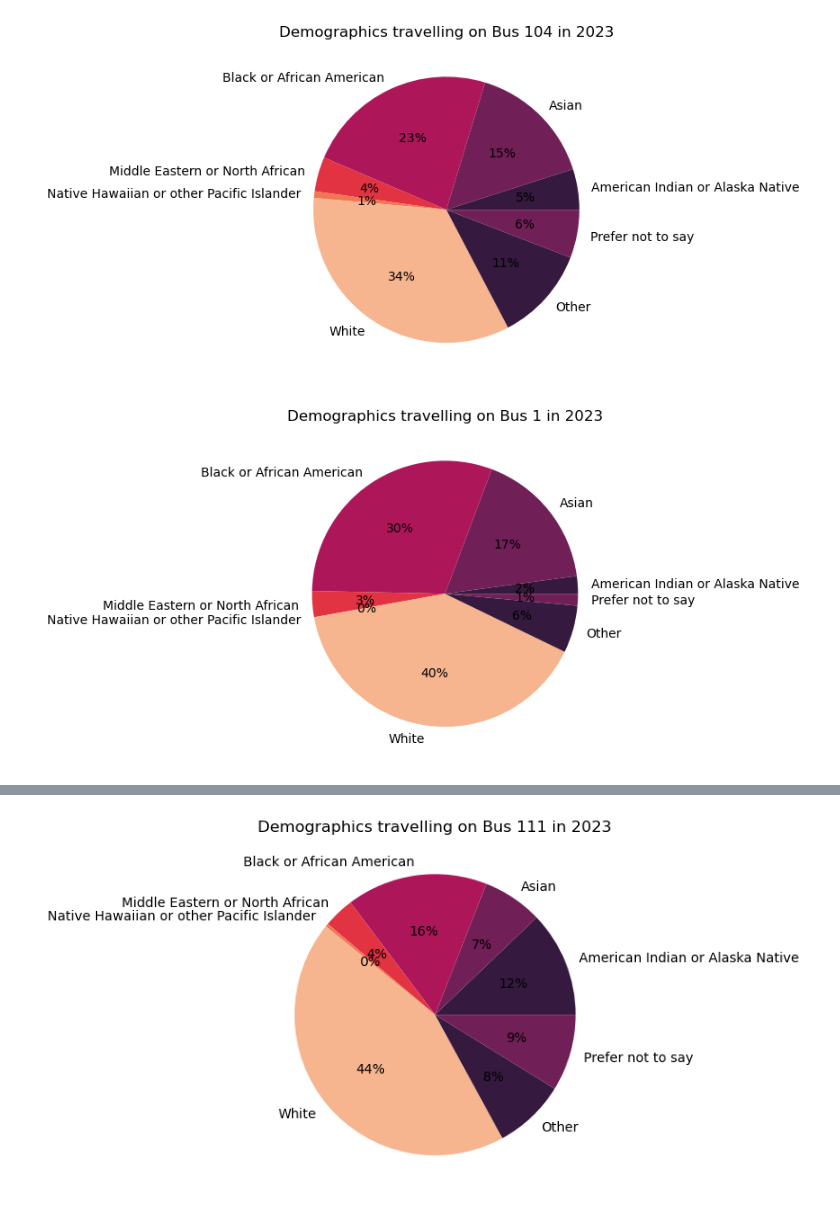
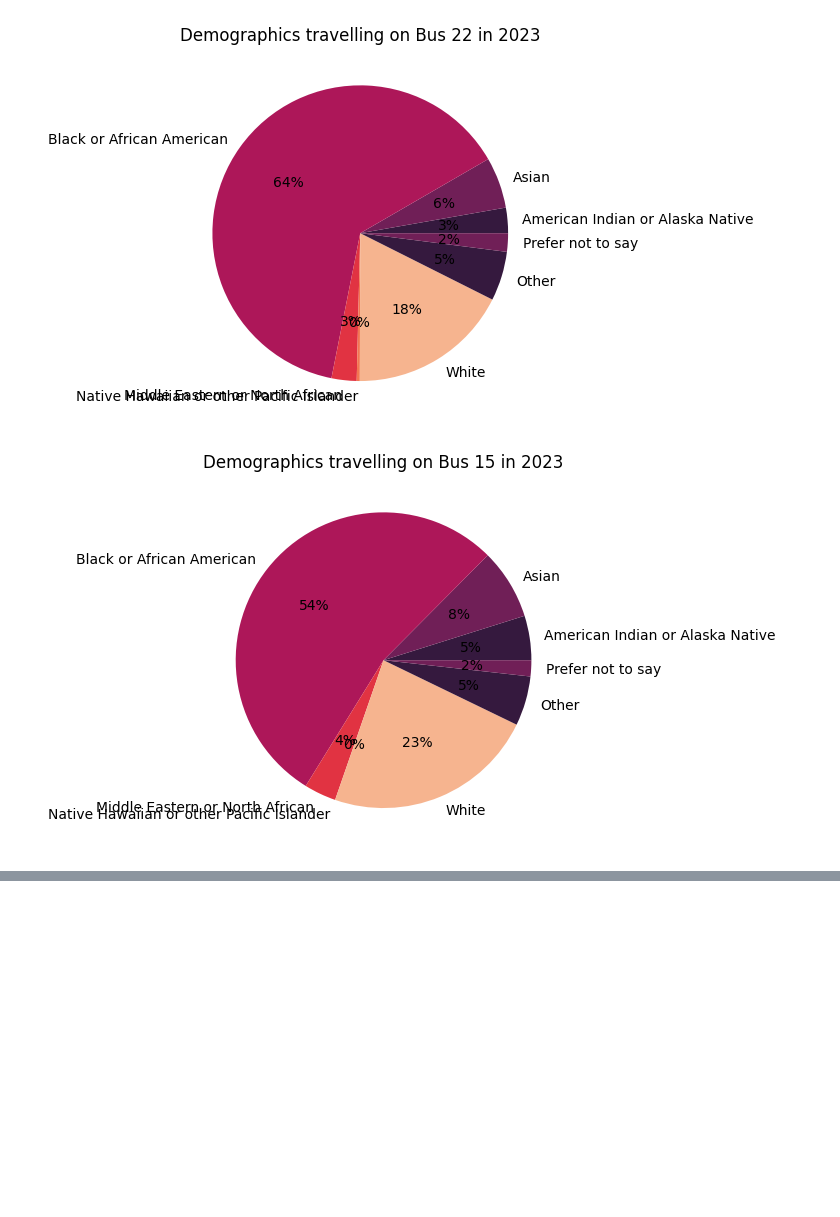
Before and after one commit to sky1502/DataProject, a Jupyter notebook: survey_demographics.ipynb, the cells around one changed output, grey strips where cells are left out. Drawn from its saved outputs; the diff is of its cells as text; code cells hidden in the pictures; blank space fills up the shorter version.

```diff
--- a/survey_demographics.ipynb
+++ b/survey_demographics.ipynb
@@ -6,5 +10,5 @@ import seaborn as sns
 # %%
-df = pd.read_csv('MBTA_2023_System-Wide_Passenger_Survey_Data.csv')
+df = pd.read_csv('./data/MBTA_2023_System-Wide_Passenger_Survey_Data.csv')
 # %%
 data = df[df['measure']=='Race']
 # %%
@@ -49,13 +53,15 @@ len(important_routes), rows
 # %%
 import matplotlib.pyplot as plt
-for bus in bus_ids:
+for bus in important_routes:
     bus_data = data[data['reporting_group'] == bus]
+    if len(bus_data) == 0:
+        continue
     vals = bus_data['weighted_percent']
     labels = bus_data['category']
     plt.pie(vals, labels=labels, autopct='%.0f%%', colors=sns.color_palette("rocket"))
     plt.title(f"Demographics travelling on Bus {bus} in 2023")
-    plt.savefig(f"{bus}.png")
+    # plt.savefig(f"./Plots/Demographics_Survey/{bus}.png")
     plt.show()
 # %% [output]
-[figure, old version]
+[figure, new version]
-[figure, old version]
+[figure, new version]
@@ -64 +69,0 @@ for bus in bus_ids:
-[figure, removed]
```
Also changed, not shown: parts of 5 cells of this notebook, 7 other files.
